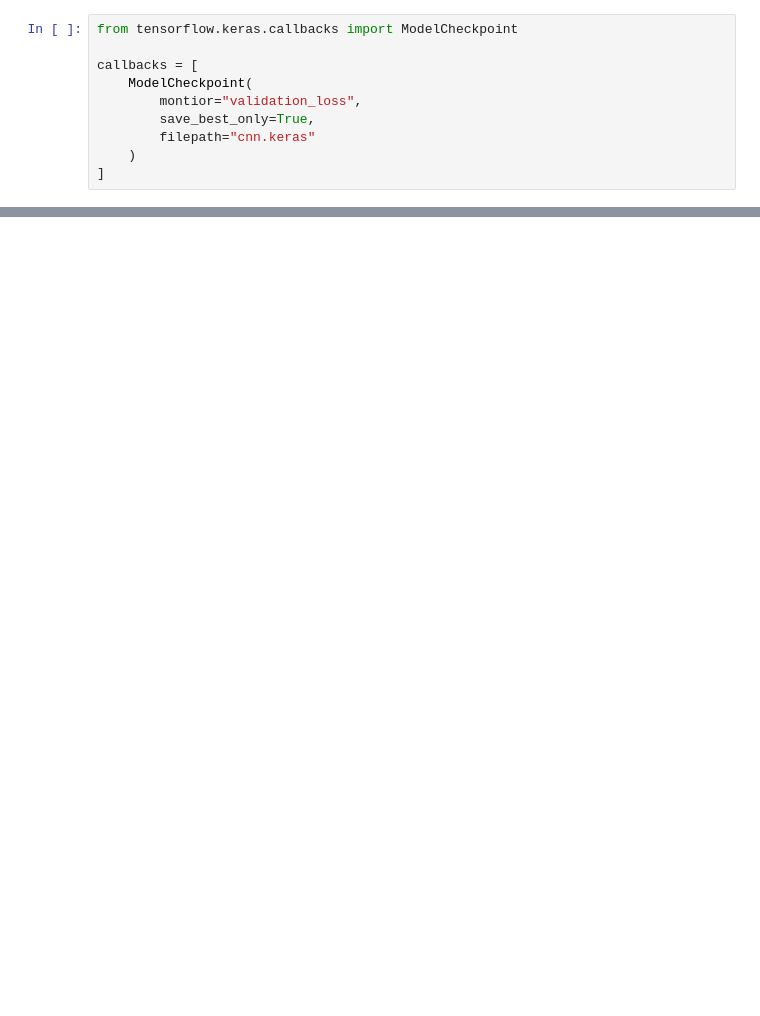
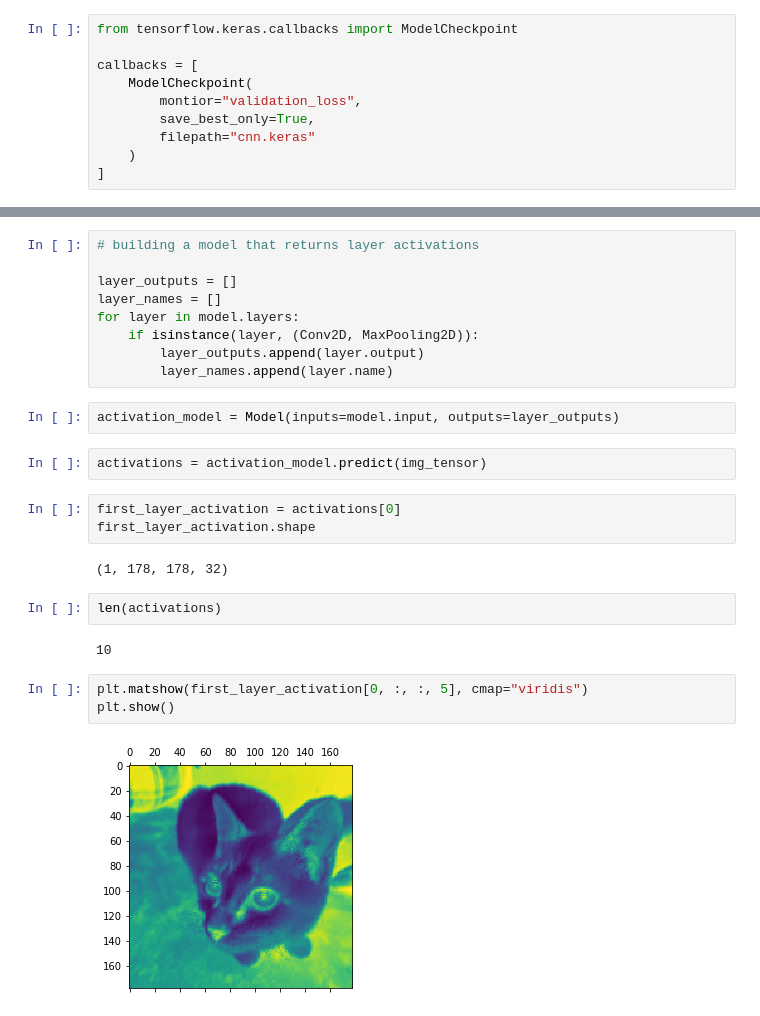
Before and after one commit to CKeibel/tensorflow, a Jupyter notebook: 05-advanced-computer-vision/Interpreting_what_convnets_learn.ipynb, the cells around one changed output, grey strips where cells are left out. Drawn from its saved outputs; the diff is of its cells as text; blank space fills up the shorter version.

```diff
--- a/05-advanced-computer-vision/Interpreting_what_convnets_learn.ipynb
+++ b/05-advanced-computer-vision/Interpreting_what_convnets_learn.ipynb
@@ -177,0 +221,27 @@ model.evaluate(test_data)
+# %%
+# building a model that returns layer activations
+
+layer_outputs = []
+layer_names = []
+for layer in model.layers:
+    if isinstance(layer, (Conv2D, MaxPooling2D)):
+        layer_outputs.append(layer.output)
+        layer_names.append(layer.name)
+# %%
+activation_model = Model(inputs=model.input, outputs=layer_outputs)
+# %%
+activations = activation_model.predict(img_tensor)
+# %%
+first_layer_activation = activations[0]
+first_layer_activation.shape
+# %% [output]
+(1, 178, 178, 32)
+# %%
+len(activations)
+# %% [output]
+10
+# %%
+plt.matshow(first_layer_activation[0, :, :, 5], cmap="viridis")
+plt.show()
+# %% [output]
+[figure, added]
```
Also changed, not shown: parts of 11 cells of this notebook.
